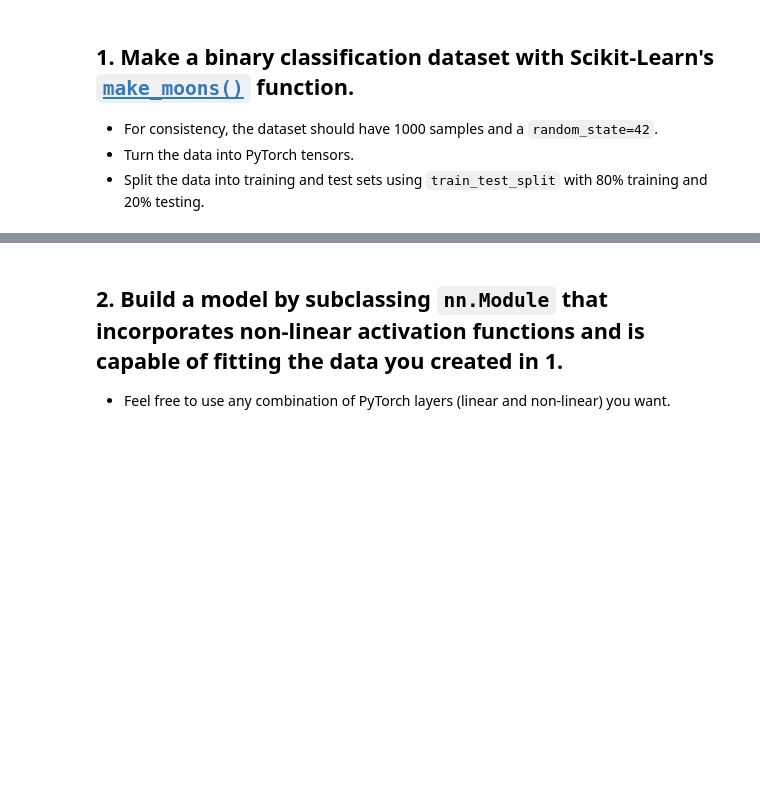
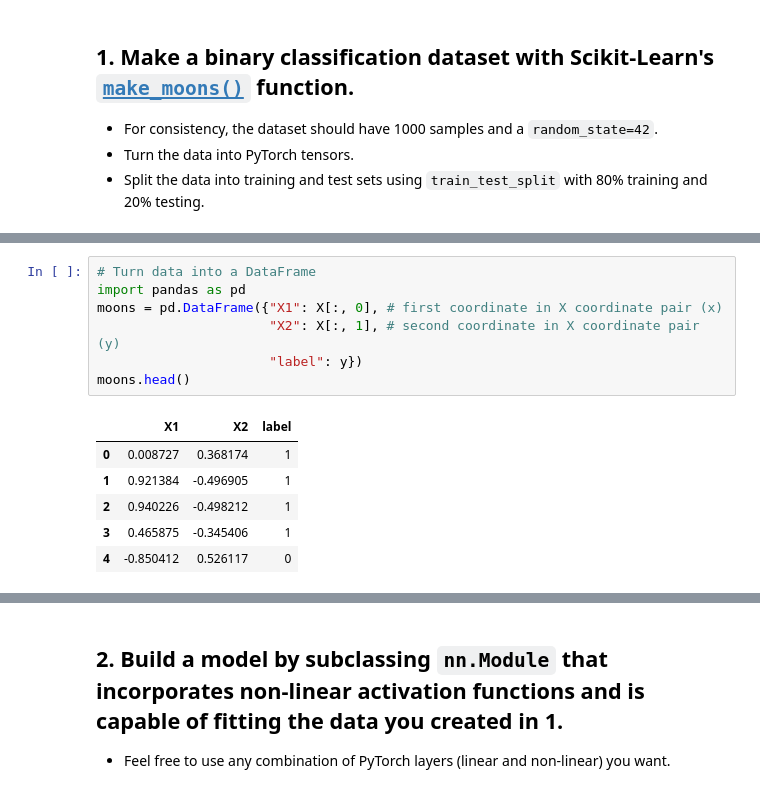
Before and after one commit to derekwangsz/PyTorch, a Jupyter notebook: exercises/02_pytorch_classification_exercises.ipynb, the cells around one changed output, grey strips where cells are left out. Saved outputs shown, nothing was run; the diff lists cells and outputs as text; blank space fills up the shorter version.

```diff
--- a/exercises/02_pytorch_classification_exercises.ipynb
+++ b/exercises/02_pytorch_classification_exercises.ipynb
@@ -40,3 +53,17 @@ import pandas as pd
+# %%
+# Turn data into a DataFrame
+import pandas as pd
+moons = pd.DataFrame({"X1": X[:, 0], # first coordinate in X coordinate pair (x)
+                      "X2": X[:, 1], # second coordinate in X coordinate pair (y)
+                      "label": y})
+moons.head()
+# %% [output]
+|  | X1 | X2 | label |
+| 0 | 0.008727 | 0.368174 | 1 |
+| 1 | 0.921384 | -0.496905 | 1 |
+| 2 | 0.940226 | -0.498212 | 1 |
+| 3 | 0.465875 | -0.345406 | 1 |
+| 4 | -0.850412 | 0.526117 | 0 |
 # %%
 # Visualize the data on a scatter plot
 import matplotlib.pyplot as plt
```
Also changed, not shown: parts of 10 cells of this notebook.
